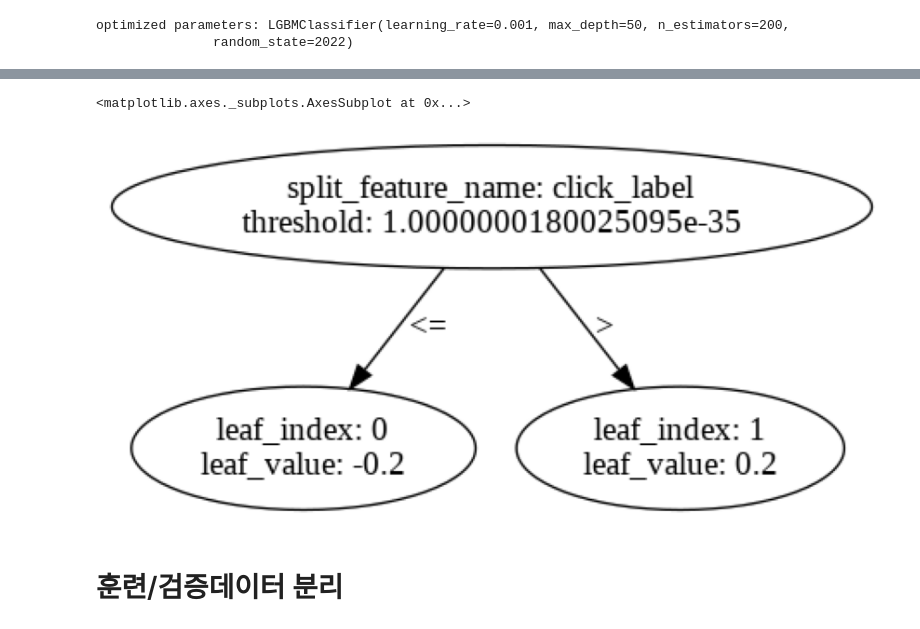
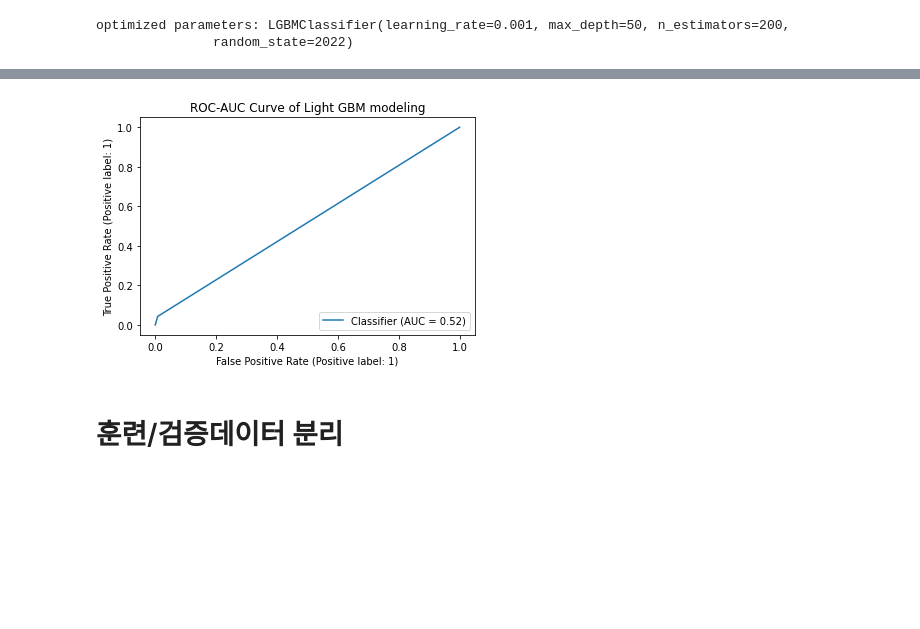
Before and after one commit to hesthers/Project-with-company, a Jupyter notebook: Machine_Learning_Modeling.ipynb, the cells around one changed output, grey strips where cells are left out. Cells and saved outputs as stored; diff of their text form; code cells hidden in the pictures; blank space fills up the shorter version.

```diff
--- a/Machine_Learning_Modeling.ipynb
+++ b/Machine_Learning_Modeling.ipynb
@@ -300,10 +323,9 @@ plt.show()
-# %%
-# decision tree를 시각화.
-fig, ax = plt.subplots(figsize = (15, 10))
-plot_tree(lgb_model, ax=ax)
-# %% [output]
-<matplotlib.axes._subplots.AxesSubplot at 0x...>
-[figure, removed]
+# %%
+RocCurveDisplay.from_predictions(y_test, data_pred)
+plt.title('ROC-AUC Curve of Light GBM modeling')
+plt.show()
+# %% [output]
+[figure, added]
 # %% [markdown]
 # 훈련/검증데이터 분리
 # %%
```
Also changed, not shown: parts of 69 cells of this notebook.
